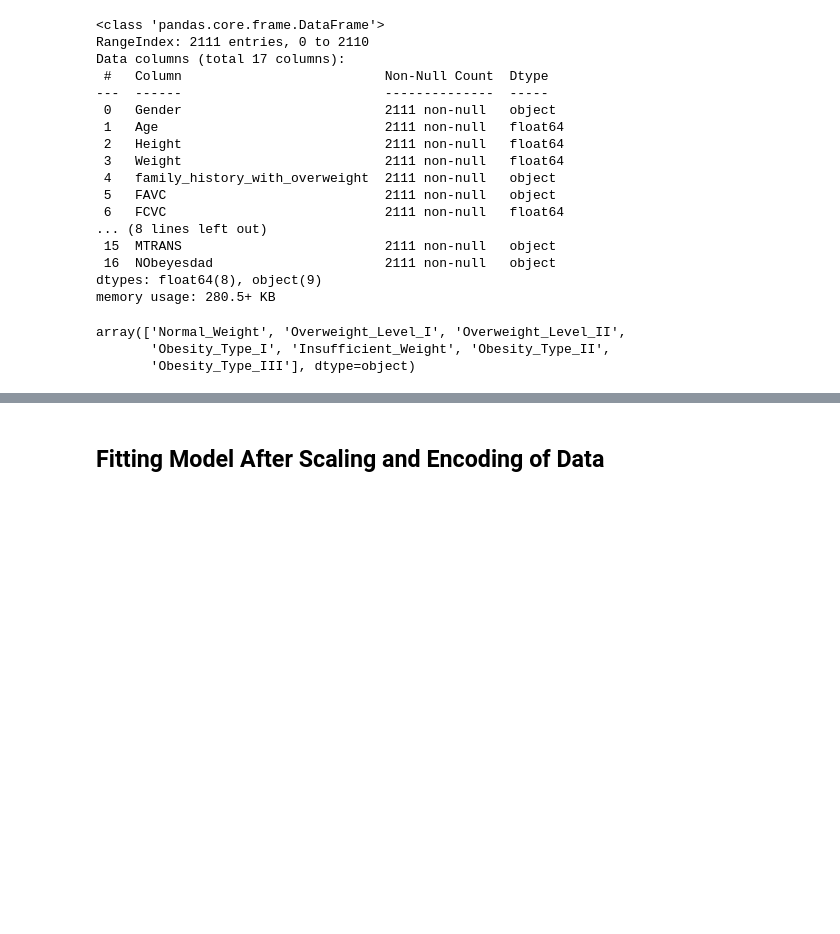
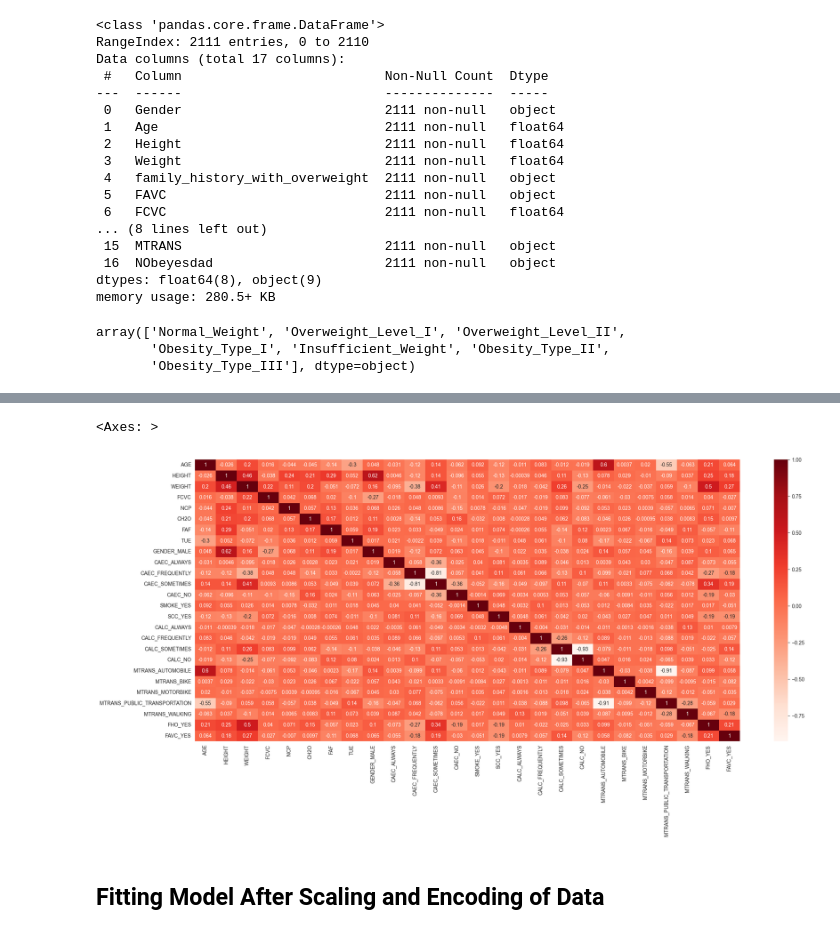
Before and after one commit to SahilLodha/AI_Classes_Notebooks, a Jupyter notebook: classical_ml/Section 02 - Logistic Regression/Multi Class Logistic Regression.ipynb, the cells around one changed output, grey strips where cells are left out. Cells and saved outputs as stored; diff of their text form; code cells hidden in the pictures; blank space fills up the shorter version.

```diff
--- a/classical_ml/Section 02 - Logistic Regression/Multi Class Logistic Regression.ipynb
+++ b/classical_ml/Section 02 - Logistic Regression/Multi Class Logistic Regression.ipynb
@@ -101,3 +120,12 @@ df_final[
+# %%
+# Re-plotting Graph for Verification
+
+plt.figure(figsize=(24, 10))
+correlation_mtx  = df_final.drop(['TARGET'], axis=1).corr()
+sns.heatmap(correlation_mtx, annot=True, cmap='Reds')
+# %% [output]
+<Axes: >
+[figure, added]
 # %% [markdown]
 ## Fitting Model After Scaling and Encoding of Data
 # %%
```
Also changed, not shown: parts of 24 cells of this notebook, 3 other files.
